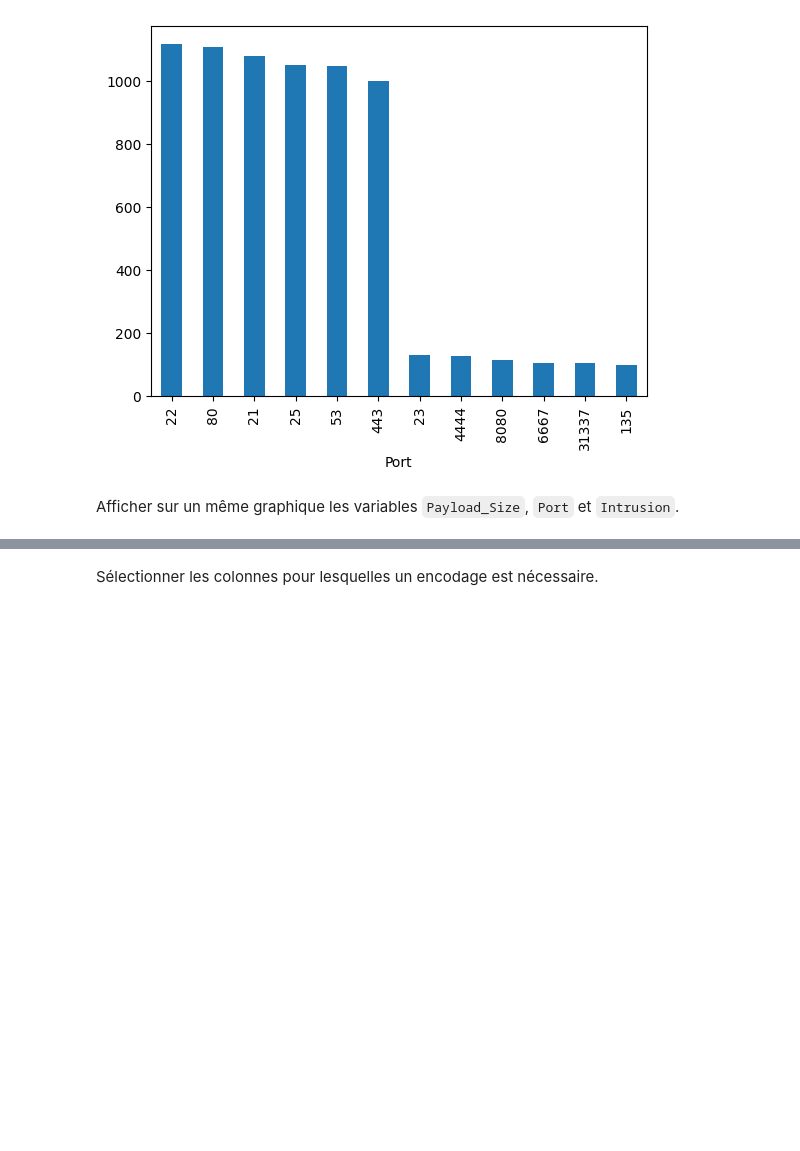
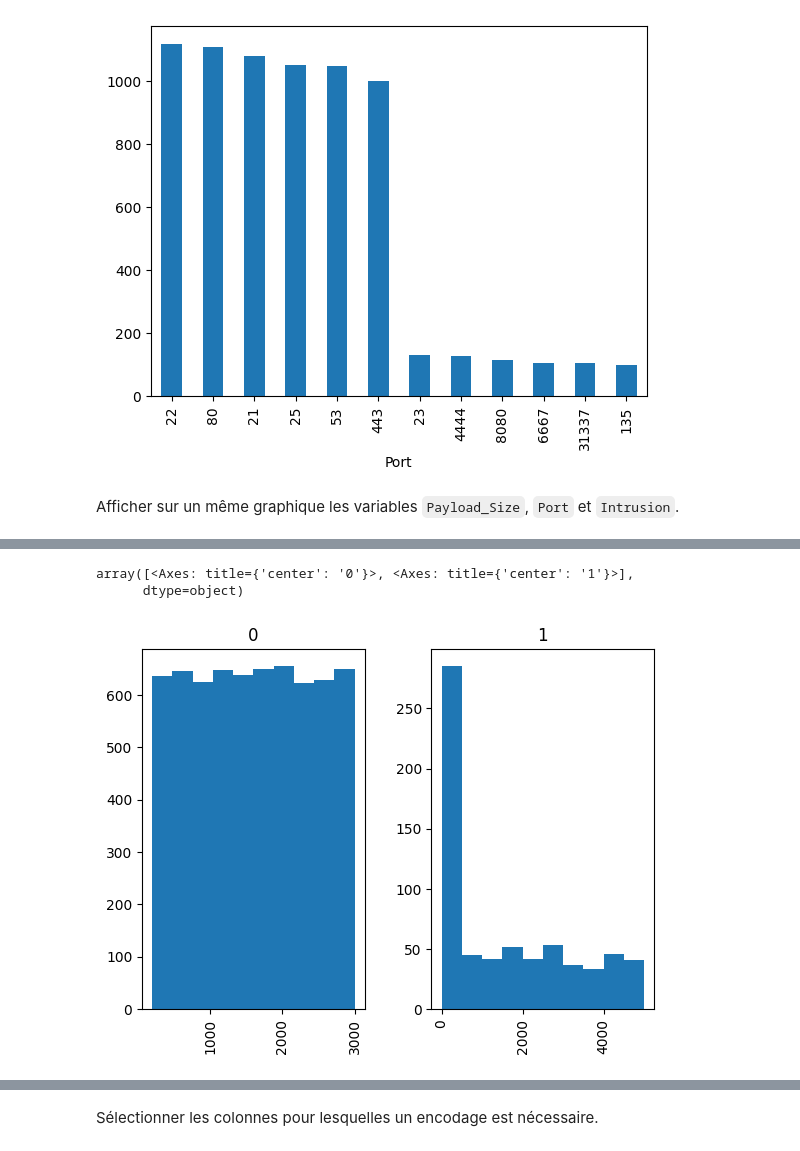
Before and after one commit to argonaultes-education/trde703-etl-auxerre-i1-2026, a Jupyter notebook: intrusion.ipynb, the cells around one changed output, grey strips where cells are left out. Drawn from its saved outputs; the diff is of its cells as text; code cells hidden in the pictures; blank space fills up the shorter version.

```diff
--- a/intrusion.ipynb
+++ b/intrusion.ipynb
@@ -128,0 +134,6 @@ Afficher sur un même graphique les variables `Payload_Size`, `Port` et `Intrusi
+# %%
+intrusion_df[['Payload_Size', 'Intrusion']].hist(column='Payload_Size', by='Intrusion')
+# %% [output]
+array([<Axes: title={'center': '0'}>, <Axes: title={'center': '1'}>],
+      dtype=object)
+[figure, added]
```
Also changed, not shown: parts of 2 cells of this notebook.
